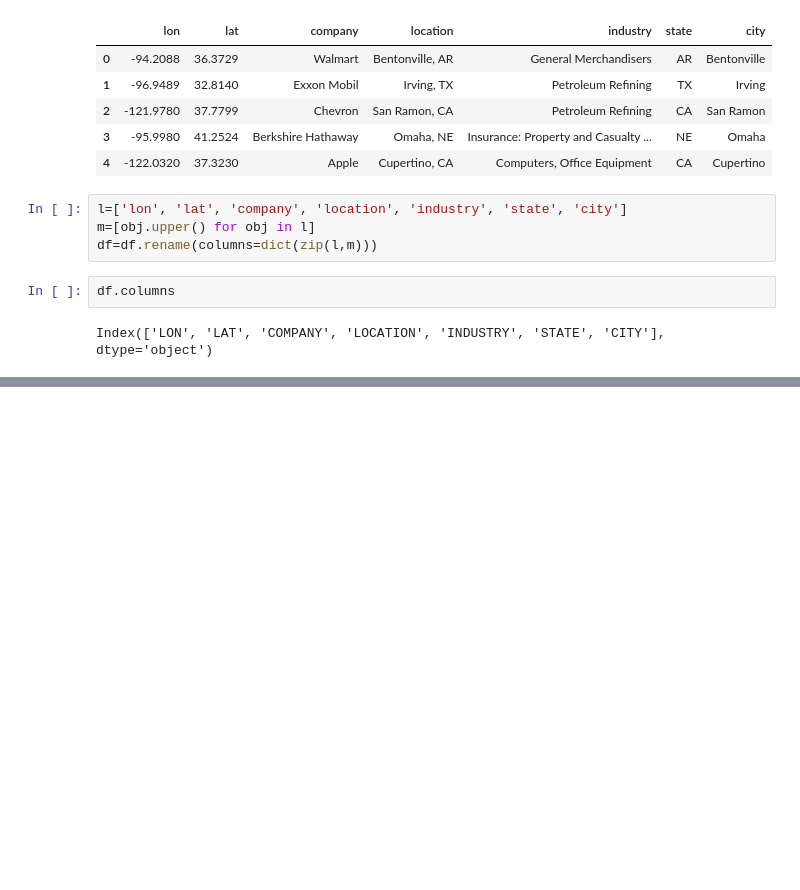
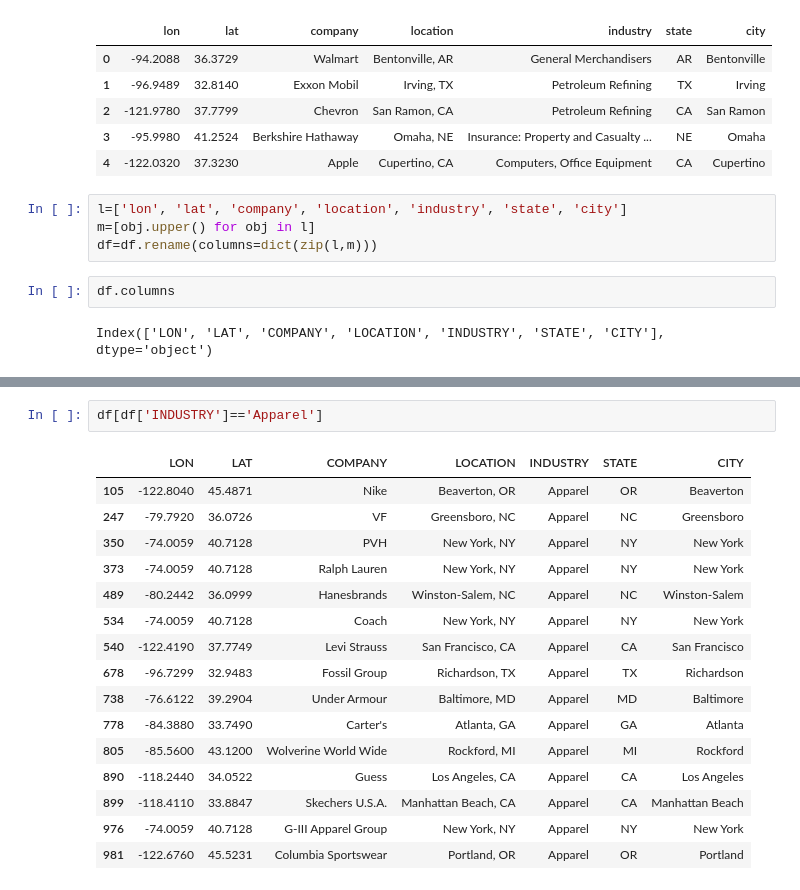
Before and after one commit to babiswas/pandasrepo, a Jupyter notebook: Fortune500.ipynb, the cells around one changed output, grey strips where cells are left out. Cells and saved outputs as stored; diff of their text form; blank space fills up the shorter version.

```diff
--- a/Fortune500.ipynb
+++ b/Fortune500.ipynb
@@ -19,0 +111,19 @@ Index(['LON', 'LAT', 'COMPANY', 'LOCATION', 'INDUSTRY', 'STATE', 'CITY'], dtype=
+# %%
+df[df['INDUSTRY']=='Apparel']
+# %% [output]
+|  | LON | LAT | COMPANY | LOCATION | INDUSTRY | STATE | CITY |
+| 105 | -122.8040 | 45.4871 | Nike | Beaverton, OR | Apparel | OR | Beaverton |
+| 247 | -79.7920 | 36.0726 | VF | Greensboro, NC | Apparel | NC | Greensboro |
+| 350 | -74.0059 | 40.7128 | PVH | New York, NY | Apparel | NY | New York |
+| 373 | -74.0059 | 40.7128 | Ralph Lauren | New York, NY | Apparel | NY | New York |
+| 489 | -80.2442 | 36.0999 | Hanesbrands | Winston-Salem, NC | Apparel | NC | Winston-Salem |
+| 534 | -74.0059 | 40.7128 | Coach | New York, NY | Apparel | NY | New York |
+| 540 | -122.4190 | 37.7749 | Levi Strauss | San Francisco, CA | Apparel | CA | San Francisco |
+| 678 | -96.7299 | 32.9483 | Fossil Group | Richardson, TX | Apparel | TX | Richardson |
+| 738 | -76.6122 | 39.2904 | Under Armour | Baltimore, MD | Apparel | MD | Baltimore |
+| 778 | -84.3880 | 33.7490 | Carter's | Atlanta, GA | Apparel | GA | Atlanta |
+| 805 | -85.5600 | 43.1200 | Wolverine World Wide | Rockford, MI | Apparel | MI | Rockford |
+| 890 | -118.2440 | 34.0522 | Guess | Los Angeles, CA | Apparel | CA | Los Angeles |
+| 899 | -118.4110 | 33.8847 | Skechers U.S.A. | Manhattan Beach, CA | Apparel | CA | Manhattan Beach |
+| 976 | -74.0059 | 40.7128 | G-III Apparel Group | New York, NY | Apparel | NY | New York |
+| 981 | -122.6760 | 45.5231 | Columbia Sportswear | Portland, OR | Apparel | OR | Portland |
```
Also changed, not shown: parts of 11 cells of this notebook.
